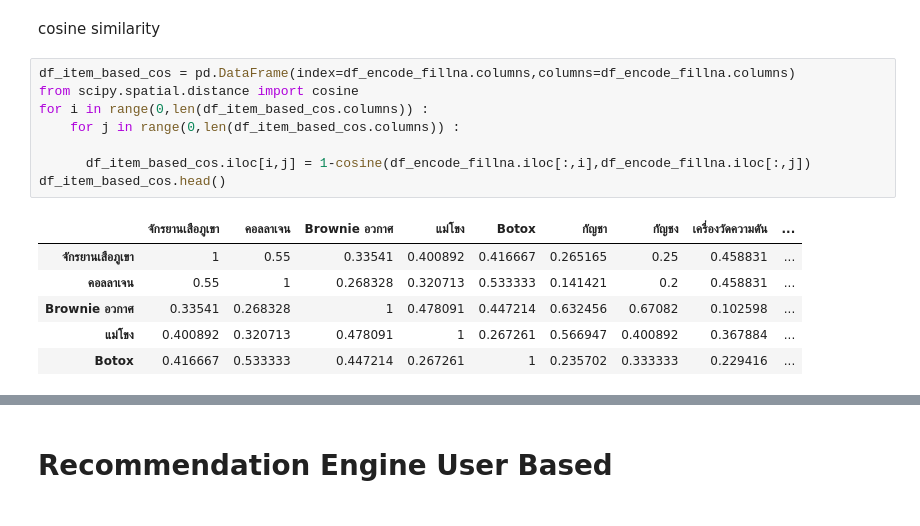
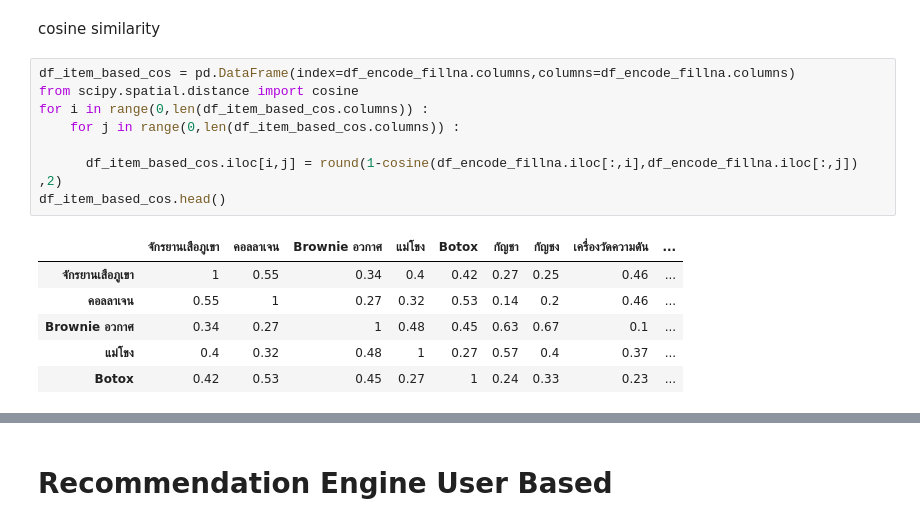
Before and after one commit to PisutSukpool/CRM-Analytics, a Jupyter notebook: Homework 07/Product_Recommendation.ipynb, the cells around one changed output, grey strips where cells are left out. Saved outputs shown, nothing was run; the diff lists cells and outputs as text.

```diff
--- a/Homework 07/Product_Recommendation.ipynb
+++ b/Homework 07/Product_Recommendation.ipynb
@@ -84,18 +84,18 @@ cosine similarity
 # %%
 df_item_based_cos = pd.DataFrame(index=df_encode_fillna.columns,columns=df_encode_fillna.columns)
 from scipy.spatial.distance import cosine
 for i in range(0,len(df_item_based_cos.columns)) :
     for j in range(0,len(df_item_based_cos.columns)) :
 
-      df_item_based_cos.iloc[i,j] = 1-cosine(df_encode_fillna.iloc[:,i],df_encode_fillna.iloc[:,j])
+      df_item_based_cos.iloc[i,j] = round(1-cosine(df_encode_fillna.iloc[:,i],df_encode_fillna.iloc[:,j])  ,2)
 df_item_based_cos.head()
 # %% [output]
 |  | จักรยานเสือภูเขา | คอลลาเจน | Brownie อวกาศ | แม่โขง | Botox | กัญชา | กัญชง | เครื่องวัดความดัน | ... |
-| จักรยานเสือภูเขา | 1 | 0.55 | 0.33541 | 0.400892 | 0.416667 | 0.265165 | 0.25 | 0.458831 | ... |
-| คอลลาเจน | 0.55 | 1 | 0.268328 | 0.320713 | 0.533333 | 0.141421 | 0.2 | 0.458831 | ... |
-| Brownie อวกาศ | 0.33541 | 0.268328 | 1 | 0.478091 | 0.447214 | 0.632456 | 0.67082 | 0.102598 | ... |
-| แม่โขง | 0.400892 | 0.320713 | 0.478091 | 1 | 0.267261 | 0.566947 | 0.400892 | 0.367884 | ... |
-| Botox | 0.416667 | 0.533333 | 0.447214 | 0.267261 | 1 | 0.235702 | 0.333333 | 0.229416 | ... |
+| จักรยานเสือภูเขา | 1 | 0.55 | 0.34 | 0.4 | 0.42 | 0.27 | 0.25 | 0.46 | ... |
+| คอลลาเจน | 0.55 | 1 | 0.27 | 0.32 | 0.53 | 0.14 | 0.2 | 0.46 | ... |
+| Brownie อวกาศ | 0.34 | 0.27 | 1 | 0.48 | 0.45 | 0.63 | 0.67 | 0.1 | ... |
+| แม่โขง | 0.4 | 0.32 | 0.48 | 1 | 0.27 | 0.57 | 0.4 | 0.37 | ... |
+| Botox | 0.42 | 0.53 | 0.45 | 0.27 | 1 | 0.24 | 0.33 | 0.23 | ... |
 # %%
 pairs_cos = df_item_based_cos.stack().reset_index()
 pairs_cos.columns = ['Pair1', 'Pair2','Value']
```
Also changed, not shown: parts of 5 cells of this notebook.
